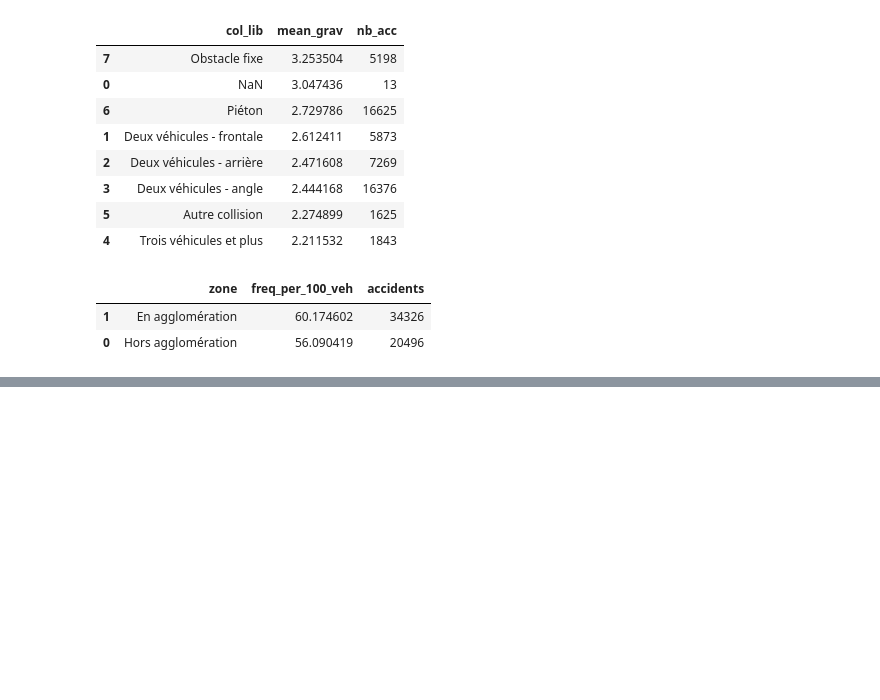
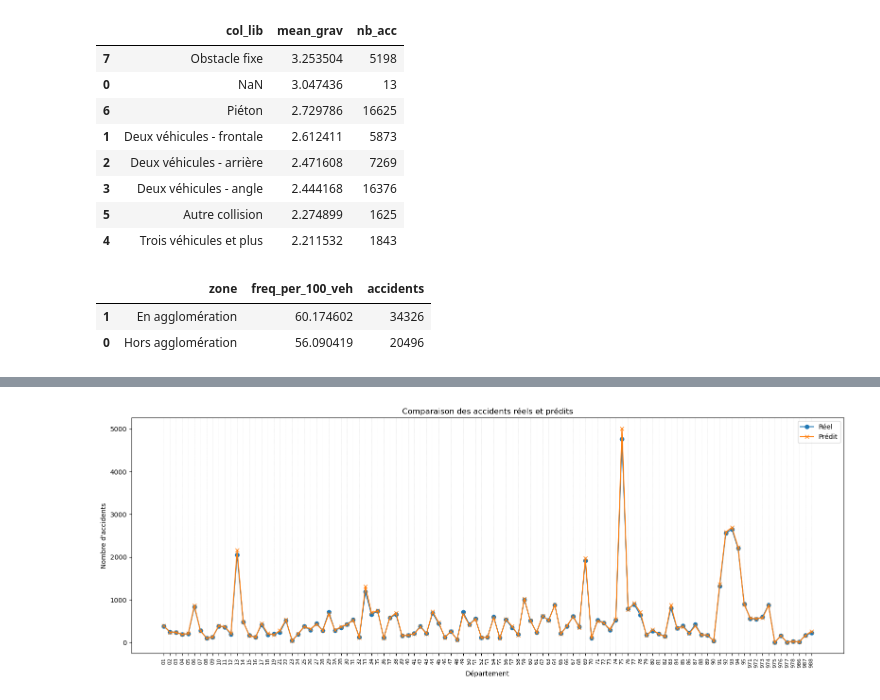
Before and after one commit to Rayan-Nemri/projetRydna, a Jupyter notebook: accident2023.ipynb, the cells around one changed output, grey strips where cells are left out. Drawn from its saved outputs; the diff is of its cells as text; code cells hidden in the pictures; blank space fills up the shorter version.

```diff
--- a/accident2023.ipynb
+++ b/accident2023.ipynb
@@ -487,0 +647,6 @@ display(agg_freq[["zone", "freq_per_100_veh", "accidents"]].sort_values("freq_pe
+# %%
+# Prédictions
+df_modele['accidents_predits'] = result_nb.predict()
+
+# Comparaison simple pour quelques départements
+print(df_modele[['dep', 'nombre_accidents', 'accidents_predits']].head(10))
@@ -487,0 +665,21 @@ display(agg_freq[["zone", "freq_per_100_veh", "accidents"]].sort_values("freq_pe
+# %%
+import matplotlib.pyplot as plt
+
+plt.figure(figsize=(16,6))  # élargir la figure
+
+# Tracer réel vs prédit
+plt.plot(df_modele['dep'], df_modele['nombre_accidents'], label="Réel", marker='o')
+plt.plot(df_modele['dep'], df_modele['accidents_predits'], label="Prédit", marker='x')
+
+# Améliorer l'axe des abscisses
+plt.xticks(rotation=90, fontsize=8)  # tourner et réduire la taille du texte
+plt.xlabel("Département")
+plt.ylabel("Nombre d'accidents")
+plt.title("Comparaison des accidents réels et prédits")
+plt.grid(True, which='both', axis='x', linestyle=':', linewidth=0.5, alpha=0.5)  # grille plus douce
+
+plt.legend()
+plt.tight_layout()  # évite les chevauchements
+plt.show()
+# %% [output]
+[figure, added]
```
Also changed, not shown: parts of 12 cells of this notebook, 1 other file.
